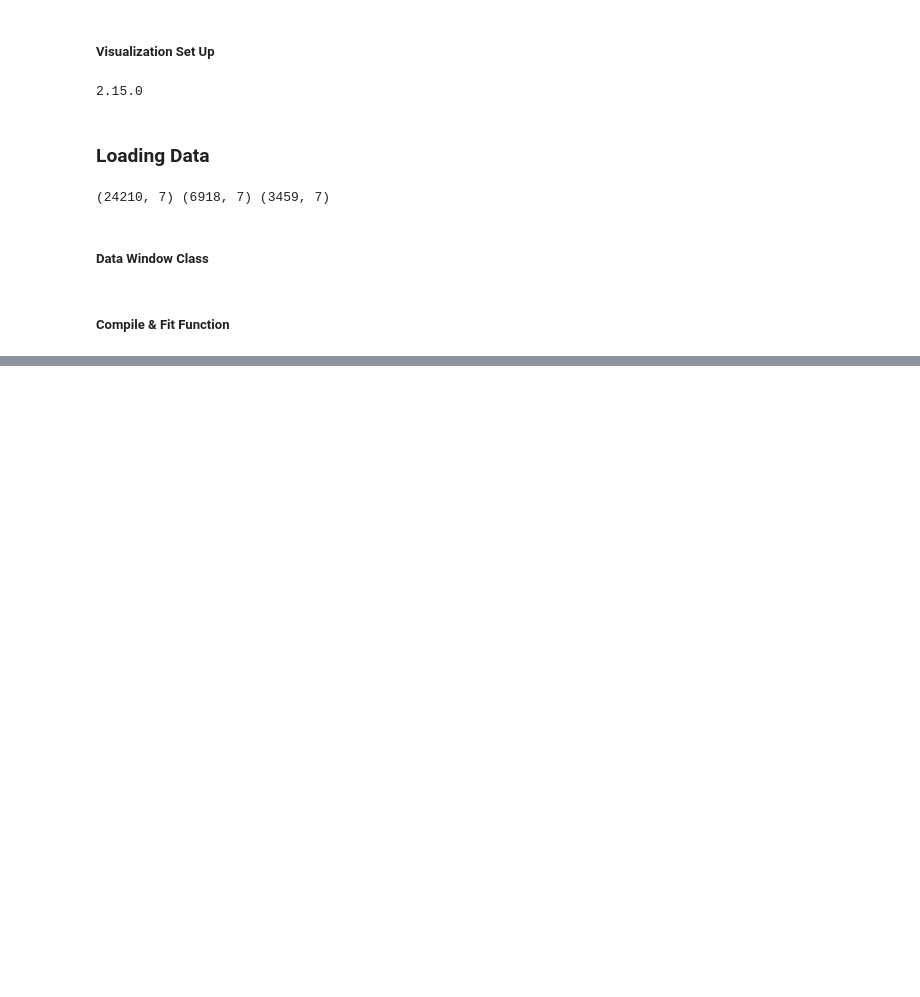
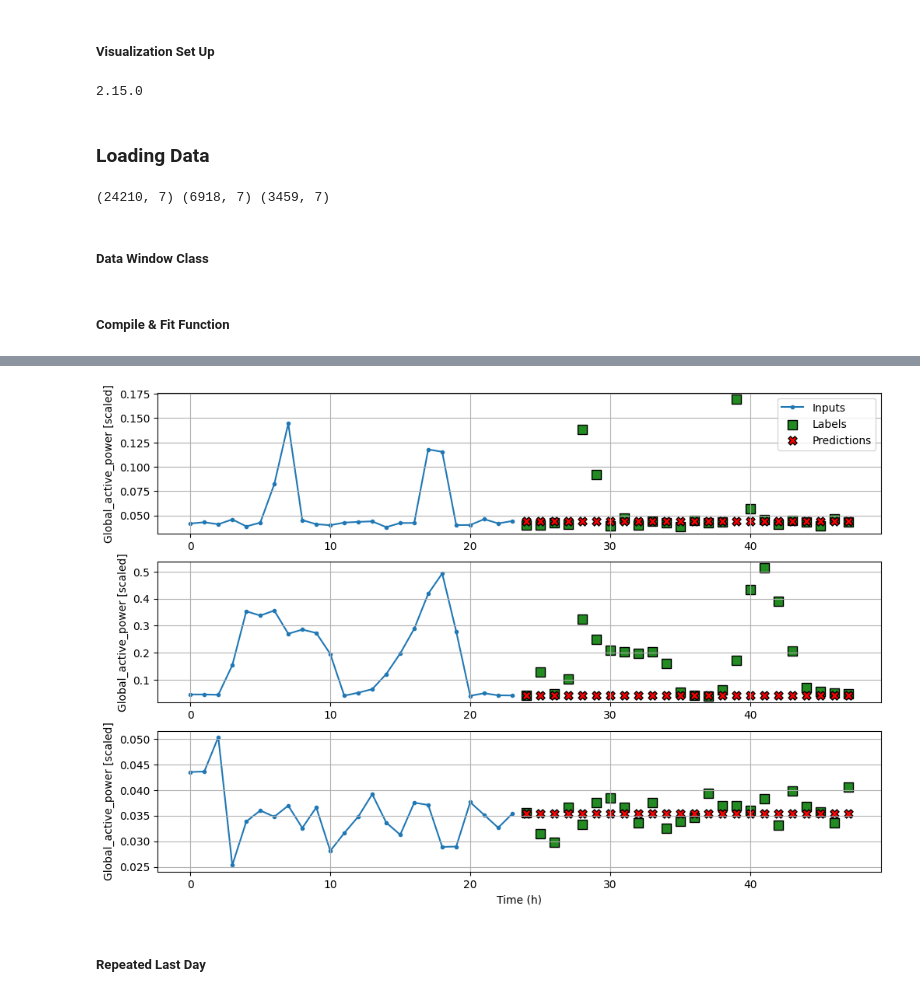
Before and after one commit to joakor89/Time_series_in_python, a Jupyter notebook: chap_18/electricpower_hh.ipynb, the cells around one changed output, grey strips where cells are left out. Drawn from its saved outputs; the diff is of its cells as text; code cells hidden in the pictures; blank space fills up the shorter version.

```diff
--- a/chap_18/electricpower_hh.ipynb
+++ b/chap_18/electricpower_hh.ipynb
@@ -189,0 +190,3 @@ column_indices = {name: i for i, name in enumerate(train_df.columns)}
+# %%
+# Baseline Window
+multi_window = DataWindow(input_width=24, label_width=24, shift=24, label_columns=['Global_active_power'])
@@ -189,0 +195,10 @@ column_indices = {name: i for i, name in enumerate(train_df.columns)}
+# %%
+class MultiStepLastBaseline(Model):
+    def __init__(self, label_index=None):
+        super().__init__()
+        self.label_index = label_index
+
+    def call(self, inputs):
+        if self.label_index is None:
+            return tf.tile(inputs[:, -1:, :], [1, 24, 1])
+        return tf.tile(inputs[:, -1:, self.label_index:], [1, 24, 1])
@@ -189,0 +207,11 @@ column_indices = {name: i for i, name in enumerate(train_df.columns)}
+# %%
+# Model Set-Up
+baseline_last = MultiStepLastBaseline(label_index=column_indices['Global_active_power'])
+
+baseline_last.compile(loss=MeanSquaredError(), metrics=[MeanAbsoluteError()])
+
+val_performance = {}
+performance = {}
+
+val_performance['Baseline - Last'] = baseline_last.evaluate(multi_window.val)
+performance['Baseline - Last'] = baseline_last.evaluate(multi_window.test, verbose=0)
@@ -189,0 +220,6 @@ column_indices = {name: i for i, name in enumerate(train_df.columns)}
+# %%
+multi_window.plot(baseline_last)
+# %% [output]
+[figure, added]
+# %% [markdown]
+##### Repeated Last Day
```
Also changed, not shown: parts of 29 cells of this notebook, 1 other file.
